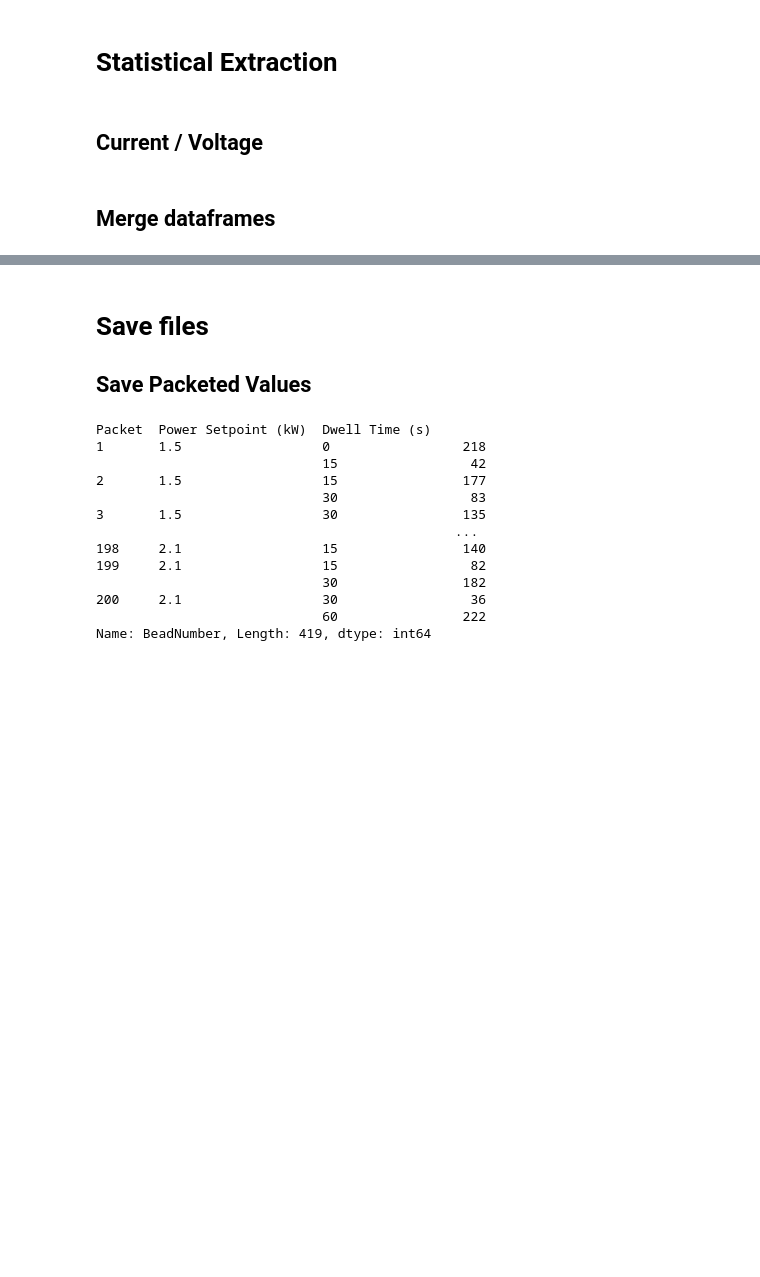
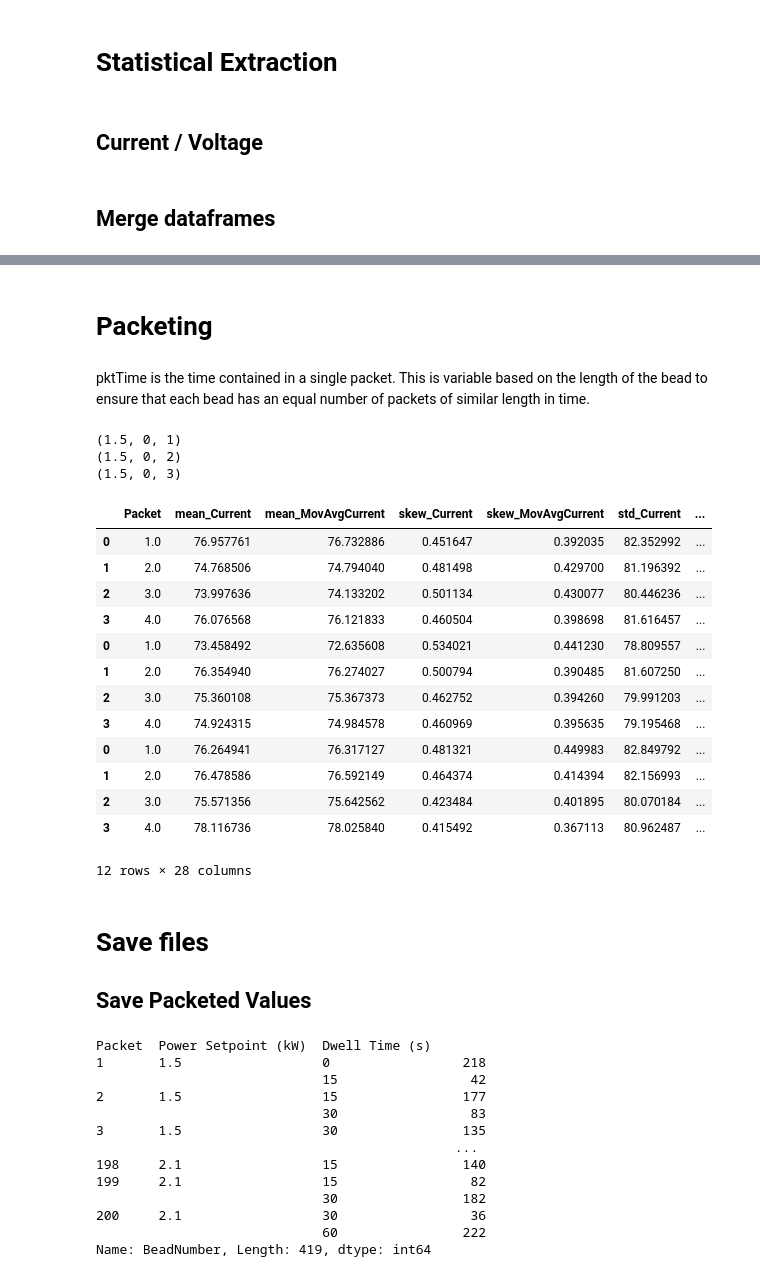
Before and after one commit to nvanhand/WAAM_ProcessStability, a Jupyter notebook: preprocess.ipynb, the cells around one changed output, grey strips where cells are left out. Saved outputs shown, nothing was run; the diff lists cells and outputs as text; code cells hidden in the pictures; blank space fills up the shorter version.

```diff
--- a/preprocess.ipynb
+++ b/preprocess.ipynb
@@ -59,16 +66,19 @@ def extraction(grouped, valuename=None):
     calc = ['Value', 'MovAvgValue']
     gc = grouped[calc]
     stats = {'mean': gc.mean(),
-            'skew': gc.skew(),
-            'std': gc.std(),
+#             'count': gc.count(),
+             'skew': gc.skew(),
+             'std': gc.std(),
              'kurt': gc.apply(pd.DataFrame.kurt),
-            'count': gc.count()}
+             }
 
     keys = list(stats.keys())
     for key in keys:
         stats[key].columns = [f'{key}_' + str(col) for col in stats[key].columns]
 
     joined = stats[keys[0]].join([stats[key] for key in keys[1:]])
+    if valuename is not None:
+        joined.columns =  [col.replace('Value',valuename) for col in joined.columns]
     return joined
 
 def buildNo(df):
@@ -456,0 +140,69 @@ def Packetize(dfi, PktLength, MovAvgWindowSize, SingleBeadToggle):
+# %% [markdown]
+# Packeting
+# %%
+pktno = 4 # packets per bead
+cols = ['Power Setpoint (kW)', 'Dwell Time (s)',
+        'BeadNumber', 'buildTime (s)']
+both = cv.merge(ctwd, how='outer')
+# Time for packet length is based on the cumulative info for all df
+pktgroups = both.groupby(['Power Setpoint (kW)', 'Dwell Time (s)', 'BeadNumber'])
+pktTime = (pktgroups['buildTime (s)'].max() - pktgroups['buildTime (s)'].min()) / pktno
+# %% [markdown]
+pktTime is the time contained in a single packet. This is variable based on the length of the bead to ensure that each bead has an equal number of packets of similar length in time.
+# %%
+# Define Variables
+datas = ['Arc Current', 'Arc Voltage', 'CTWD (mm)']
+stats = ['mean', 'kurt', 'std', 'skew']
+valuenames = ['Current', 'Voltage', 'CTWD']
+idcols = ['Power Setpoint (kW)', 'Dwell Time (s)', 'BeadNumber']
+
+# Combine datasets and group
+grouped = both.set_index(['dataItemId']+idcols, append=True)
+
+# initialize empty frame
+statframe = pd.DataFrame()
+idxslice = pd.IndexSlice
+
+# Iterate through all value pairs of Power/Dwell/BeadNumber
+jointype = 'outer'
+mergeon = idcols+['Packet']
+
+for idx in pktTime.index[0:3]:  # Per bead
+    groupstats = pd.DataFrame(columns=idcols+ ['Packet'])
+    pktlength = pktTime[idx] # Determine packet time length
+    # Create groups based on time intervals
+    group = grouped.loc[idxslice[:, :, idx[0], idx[1], idx[2]]]
+    bins=[i * pktlength for i in range(0, int(group['beadTime (s)'].max() // pktlength + 1))]
+    group['Packet']=pd.cut(group['beadTime (s)'],bins=bins,labels=False,right=False)+1
+    pkg = group.groupby('Packet')
+    for data, vn in zip(datas, valuenames):
+        # Extract stats from packet groups
+        pktstats = extraction(pkg, valuename=vn).reset_index()
+        # Rejoin with other data types
+        pktstats[idcols] = idx
+        pktstats = pktstats.reset_index(drop=True)
+        groupstats = groupstats.merge(pktstats, on=mergeon, how=jointype)
+    # Calculate Power and Linear Energy Density
+
+    statframe = pd.concat([statframe,groupstats], axis=0)
+    #jointype='inner' # after initial iteration, all cols are established
+
+statframe
+# %% [output]
+(1.5, 0, 1)
+(1.5, 0, 2)
+(1.5, 0, 3)
+|  | Packet | mean_Current | mean_MovAvgCurrent | skew_Current | skew_MovAvgCurrent | std_Current | ... |
+| 0 | 1.0 | 76.957761 | 76.732886 | 0.451647 | 0.392035 | 82.352992 | ... |
+| 1 | 2.0 | 74.768506 | 74.794040 | 0.481498 | 0.429700 | 81.196392 | ... |
+| 2 | 3.0 | 73.997636 | 74.133202 | 0.501134 | 0.430077 | 80.446236 | ... |
+| 3 | 4.0 | 76.076568 | 76.121833 | 0.460504 | 0.398698 | 81.616457 | ... |
+| 0 | 1.0 | 73.458492 | 72.635608 | 0.534021 | 0.441230 | 78.809557 | ... |
+| 1 | 2.0 | 76.354940 | 76.274027 | 0.500794 | 0.390485 | 81.607250 | ... |
+| 2 | 3.0 | 75.360108 | 75.367373 | 0.462752 | 0.394260 | 79.991203 | ... |
+| 3 | 4.0 | 74.924315 | 74.984578 | 0.460969 | 0.395635 | 79.195468 | ... |
+| 0 | 1.0 | 76.264941 | 76.317127 | 0.481321 | 0.449983 | 82.849792 | ... |
+| 1 | 2.0 | 76.478586 | 76.592149 | 0.464374 | 0.414394 | 82.156993 | ... |
+| 2 | 3.0 | 75.571356 | 75.642562 | 0.423484 | 0.401895 | 80.070184 | ... |
+| 3 | 4.0 | 78.116736 | 78.025840 | 0.415492 | 0.367113 | 80.962487 | ... |
+12 rows × 28 columns
```
Also changed, not shown: parts of 14 cells of this notebook, 6 other files.
